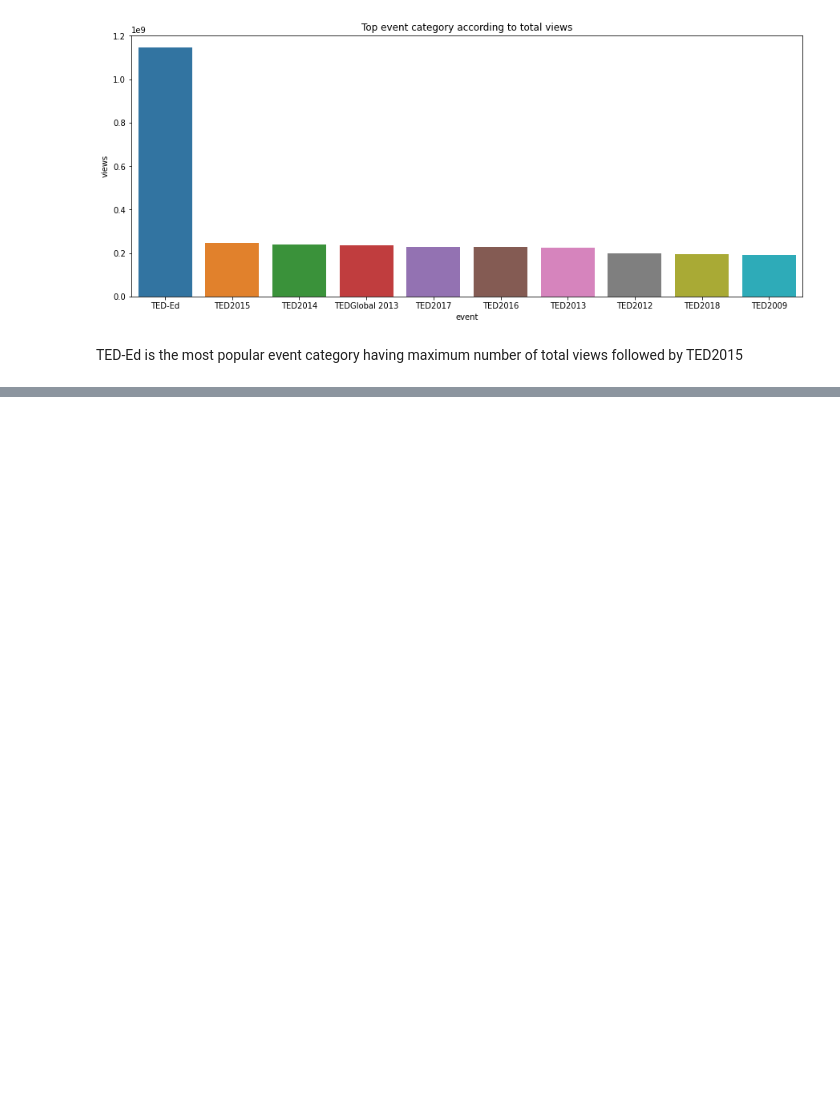
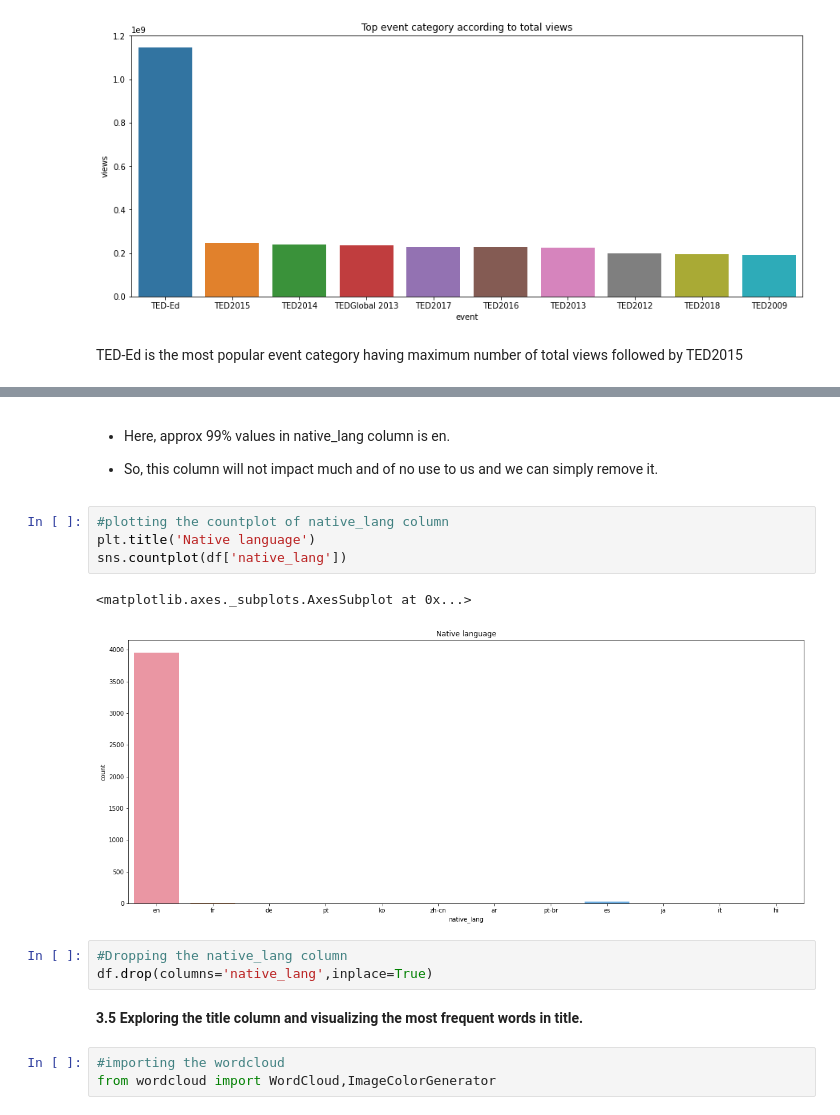
Before and after one commit to Shantanuh10/Ted-Talk-Views-Prediction-Project, a Jupyter notebook: Capstone_project_2_Ted_Talks.ipynb, the cells around one changed output, grey strips where cells are left out. Drawn from its saved outputs; the diff is of its cells as text; blank space fills up the shorter version.

```diff
--- a/Capstone_project_2_Ted_Talks.ipynb
+++ b/Capstone_project_2_Ted_Talks.ipynb
@@ -371,0 +391,19 @@ TED-Ed is the most popular event category having maximum number of total views f
+# %% [markdown]
+* Here, approx 99% values in native_lang column is en.
+
+* So, this column will not impact much and of no use to us and we can simply remove it.
+# %%
+#plotting the countplot of native_lang column
+plt.title('Native language')
+sns.countplot(df['native_lang'])
+# %% [output]
+<matplotlib.axes._subplots.AxesSubplot at 0x...>
+[figure, added]
+# %%
+#Dropping the native_lang column
+df.drop(columns='native_lang',inplace=True)
+# %% [markdown]
+**3.5 Exploring the title column and visualizing the most frequent words in title.**
+# %%
+#importing the wordcloud
+from wordcloud import WordCloud,ImageColorGenerator
```
Also changed, not shown: parts of 41 cells of this notebook.
